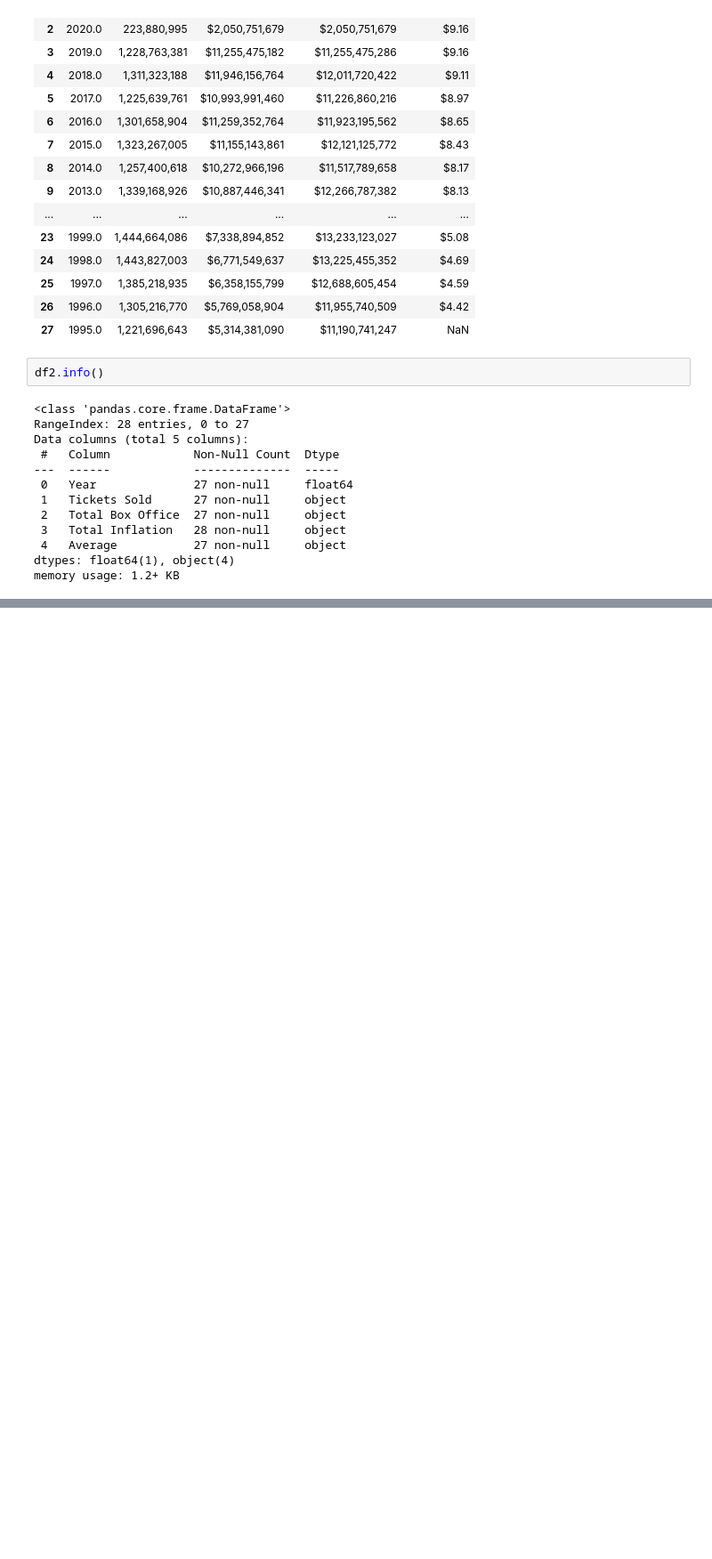
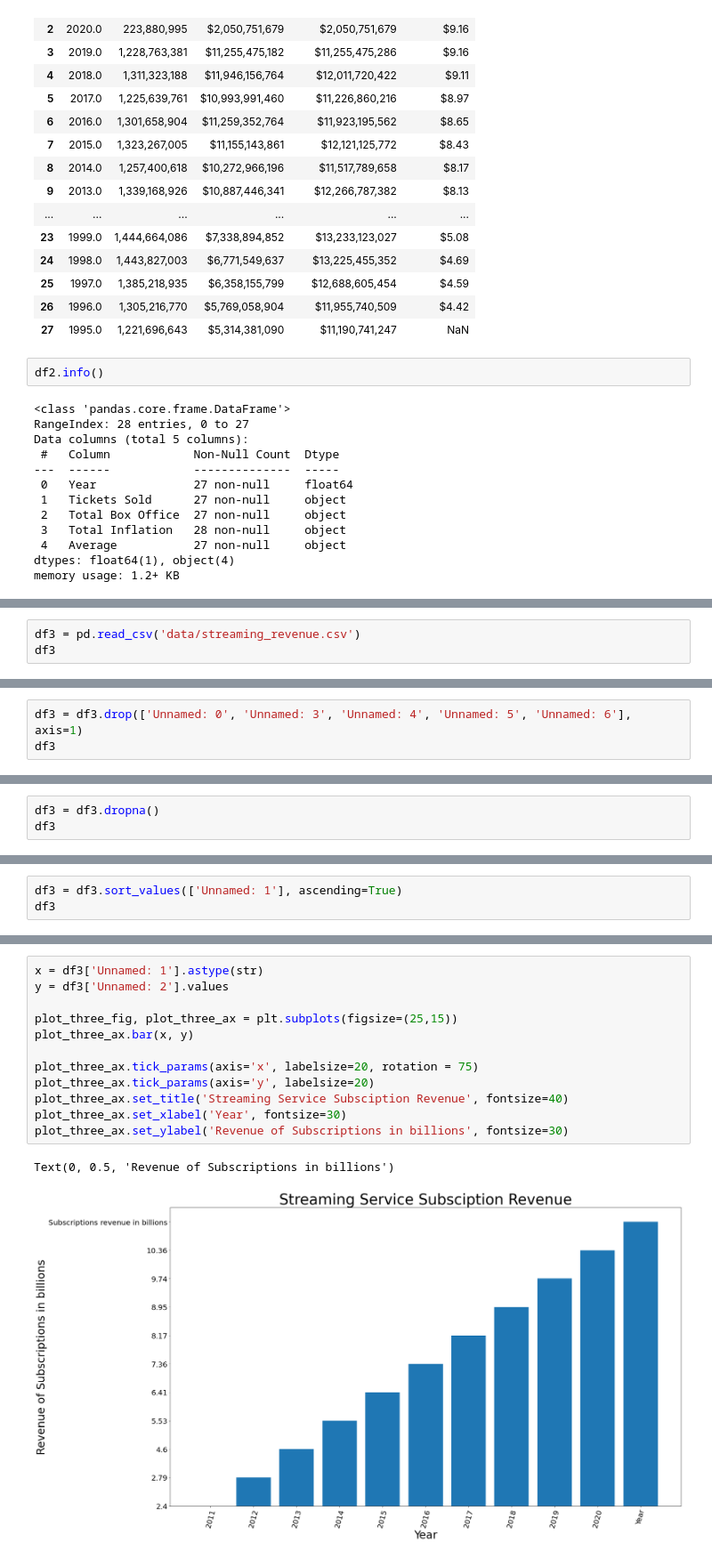
Before and after one commit to cclacey/microsoft_movie_analysis, a Jupyter notebook: create_sql_database.ipynb, the cells around one changed output, grey strips where cells are left out. Shown: that part at 89% size. Saved outputs shown, nothing was run; the diff lists cells and outputs as text; blank space fills up the shorter version.

```diff
--- a/create_sql_database.ipynb
+++ b/create_sql_database.ipynb
@@ -277,0 +418,3 @@ df2
+# %%
+df3 = pd.read_csv('data/streaming_revenue.csv')
+df3
@@ -277,0 +439,3 @@ df2
+# %%
+df3 = df3.drop(['Unnamed: 0', 'Unnamed: 3', 'Unnamed: 4', 'Unnamed: 5', 'Unnamed: 6'], axis=1)
+df3
@@ -277,0 +460,3 @@ df2
+# %%
+df3 = df3.dropna()
+df3
@@ -277,0 +476,3 @@ df2
+# %%
+df3 = df3.sort_values(['Unnamed: 1'], ascending=True)
+df3
@@ -277,0 +492,15 @@ df2
+# %%
+x = df3['Unnamed: 1'].astype(str)
+y = df3['Unnamed: 2'].values
+
+plot_three_fig, plot_three_ax = plt.subplots(figsize=(25,15))
+plot_three_ax.bar(x, y)
+
+plot_three_ax.tick_params(axis='x', labelsize=20, rotation = 75)
+plot_three_ax.tick_params(axis='y', labelsize=20)
+plot_three_ax.set_title('Streaming Service Subsciption Revenue', fontsize=40)
+plot_three_ax.set_xlabel('Year', fontsize=30)
+plot_three_ax.set_ylabel('Revenue of Subscriptions in billions', fontsize=30)
+# %% [output]
+Text(0, 0.5, 'Revenue of Subscriptions in billions')
+[figure, added]
```
Also changed, not shown: parts of 19 cells of this notebook, 2 other files.
